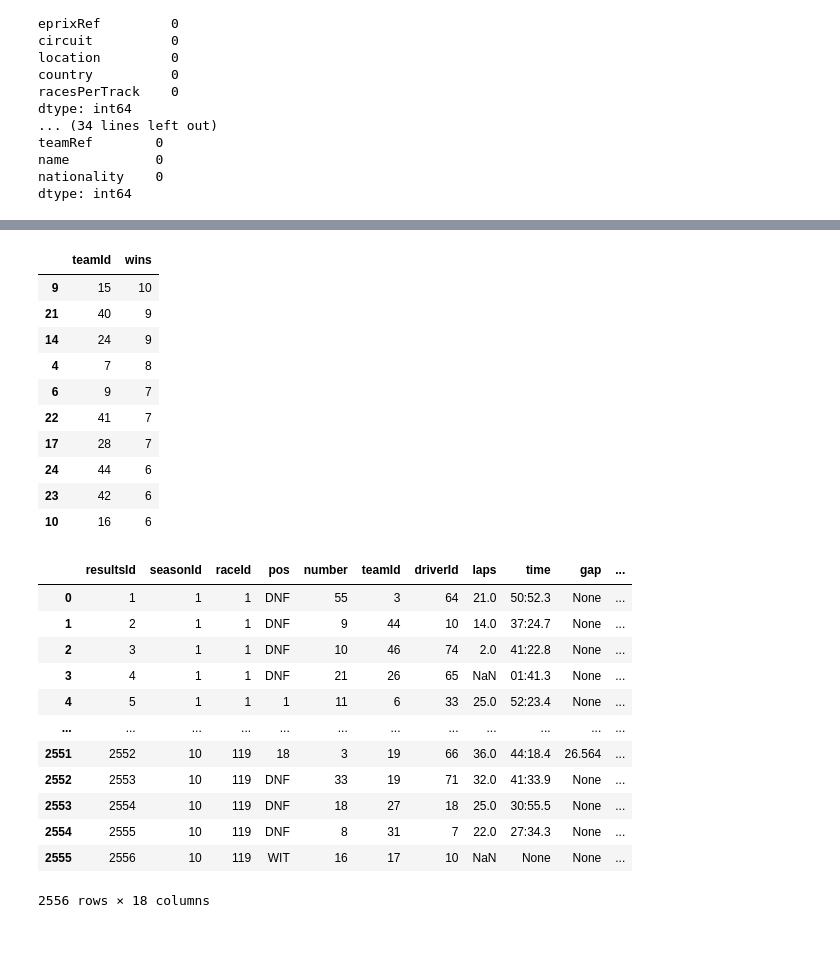
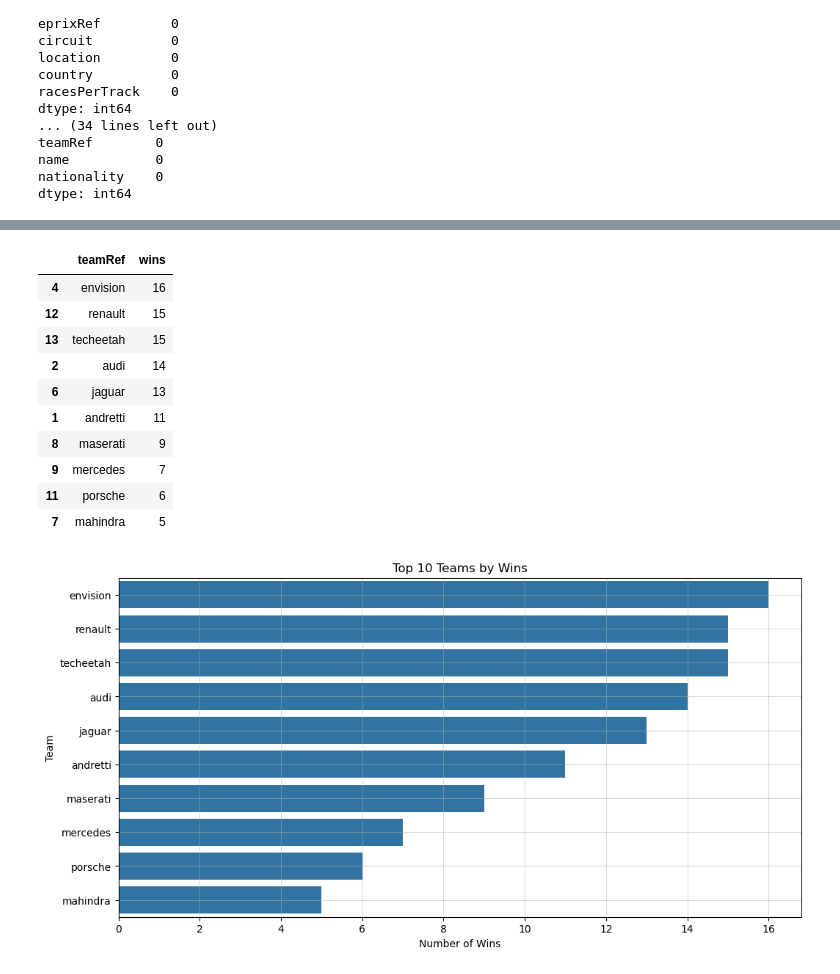
Before and after one commit to shaw-jonathan/Formula-E_Points_Analysis, a Jupyter notebook: M1 Capstone Project .ipynb, the cells around one changed output, grey strips where cells are left out. Cells and saved outputs as stored; diff of their text form; code cells hidden in the pictures; blank space fills up the shorter version.

```diff
--- a/M1 Capstone Project .ipynb
+++ b/M1 Capstone Project .ipynb
@@ -53 +219,3 @@ dtype: int64
+# %%
+combined_results = pd.read_csv("combined_results.csv")
 # %%
@@ -128,49 +247,41 @@ pd.read_sql("SELECT * FROM sqlite_master WHERE type='table'",con=conn)
 # %%
-# Most sucessul team by wins?
+# Most sucessul team by wins? #
 
-wins_df = results[results['pos'] == '1']
+# Find all winners
+wins_df = combined_results[combined_results['pos'] == 1]
 
-# Group by teamId and count wins
-team_wins = wins_df.groupby('teamId')['pos'].count().reset_index()
+# Merging with teams with teamid and teamref
+wins_with_ref = wins_df.merge(teams[['teamId', 'teamRef']], on='teamId', how='left')
 
 # Rename columns for clarity
-team_wins.columns = ['teamId', 'wins']
+teamref_wins = wins_with_ref.groupby('teamRef').size().reset_index(name='wins')
 
 # Sort teams by wins in descending order and select the top 5
-top10_teams = team_wins.sort_values(by='wins', ascending=False).head(10)
+top10_teams = teamref_wins.sort_values(by='wins', ascending=False).head(10)
 
 # Display the top 5 teams
 top10_teams
 # %% [output]
-|  | teamId | wins |
-| 9 | 15 | 10 |
-| 21 | 40 | 9 |
-| 14 | 24 | 9 |
-| 4 | 7 | 8 |
-| 6 | 9 | 7 |
-| 22 | 41 | 7 |
-| 17 | 28 | 7 |
-| 24 | 44 | 6 |
-| 23 | 42 | 6 |
-| 10 | 16 | 6 |
+|  | teamRef | wins |
+| 4 | envision | 16 |
+| 12 | renault | 15 |
+| 13 | techeetah | 15 |
+| 2 | audi | 14 |
+| 6 | jaguar | 13 |
+| 1 | andretti | 11 |
+| 8 | maserati | 9 |
+| 9 | mercedes | 7 |
+| 11 | porsche | 6 |
+| 7 | mahindra | 5 |
 # %%
-pd.read_sql("""
-            SELECT t1.*, t2.*
-            FROM results AS t1
-            LEFT JOIN teams AS t2
-            ON t1.teamId = t2.[teamId]
-            """, conn)
+# visualizing the top 10 teams
+
+plt.figure(figsize=(12,6))
+ax = sns.barplot( data=top10_teams, x='wins', y='teamRef',)
+plt.xlabel('Number of Wins')
+plt.ylabel('Team')
+plt.title('Top 10 Teams by Wins')
+plt.grid(linestyle='-', linewidth=0.5, alpha=0.7)
+plt.show()
 # %% [output]
-|  | resultsId | seasonId | raceId | pos | number | teamId | driverId | laps | time | gap | ... |
-| 0 | 1 | 1 | 1 | DNF | 55 | 3 | 64 | 21.0 | 50:52.3 | None | ... |
-| 1 | 2 | 1 | 1 | DNF | 9 | 44 | 10 | 14.0 | 37:24.7 | None | ... |
-| 2 | 3 | 1 | 1 | DNF | 10 | 46 | 74 | 2.0 | 41:22.8 | None | ... |
-| 3 | 4 | 1 | 1 | DNF | 21 | 26 | 65 | NaN | 01:41.3 | None | ... |
-| 4 | 5 | 1 | 1 | 1 | 11 | 6 | 33 | 25.0 | 52:23.4 | None | ... |
-| ... | ... | ... | ... | ... | ... | ... | ... | ... | ... | ... | ... |
-| 2551 | 2552 | 10 | 119 | 18 | 3 | 19 | 66 | 36.0 | 44:18.4 | 26.564 | ... |
-| 2552 | 2553 | 10 | 119 | DNF | 33 | 19 | 71 | 32.0 | 41:33.9 | None | ... |
-| 2553 | 2554 | 10 | 119 | DNF | 18 | 27 | 18 | 25.0 | 30:55.5 | None | ... |
-| 2554 | 2555 | 10 | 119 | DNF | 8 | 31 | 7 | 22.0 | 27:34.3 | None | ... |
-| 2555 | 2556 | 10 | 119 | WIT | 16 | 17 | 10 | NaN | None | None | ... |
-2556 rows × 18 columns
+[figure, added]
```
Also changed, not shown: parts of 64 cells of this notebook, 11 other files.
